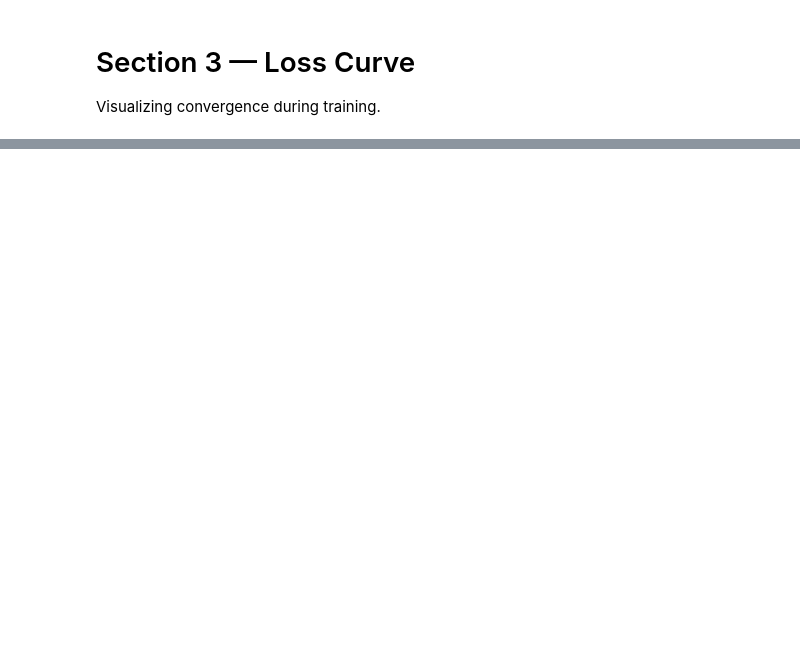
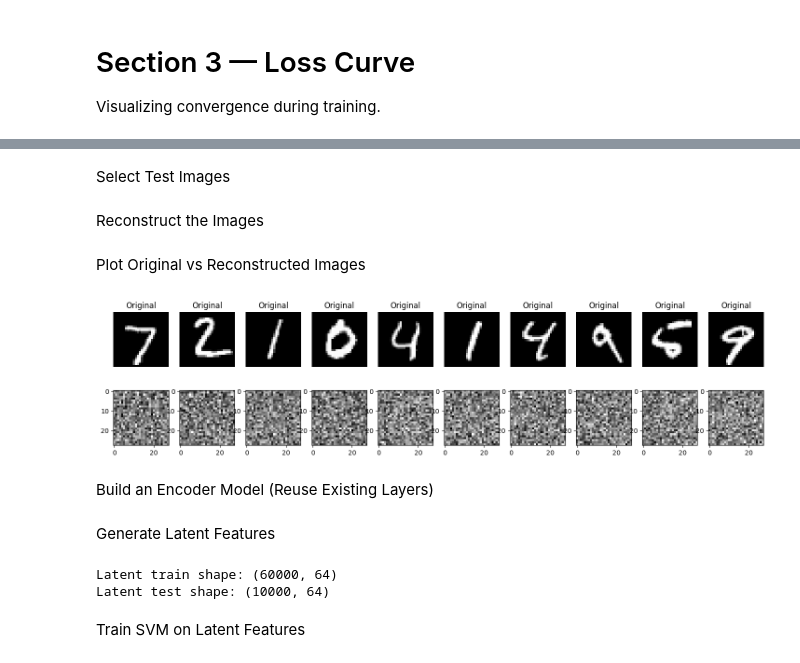
Before and after one commit to MarkMatta03/NeuralNetworkProject, a Jupyter notebook: notebooks/project_demo.ipynb, the cells around one changed output, grey strips where cells are left out. Drawn from its saved outputs; the diff is of its cells as text; code cells hidden in the pictures; blank space fills up the shorter version.

```diff
--- a/notebooks/project_demo.ipynb
+++ b/notebooks/project_demo.ipynb
@@ -129,0 +235,49 @@ plt.show()
+# %% [markdown]
+Select Test Images
+# %%
+# Number of images to visualize
+n_images = 10
+
+# Select first n_images from test set
+test_images = X_test[:n_images]
+# %% [markdown]
+Reconstruct the Images
+# %%
+# Pass test images through the trained autoencoder
+reconstructed_images = autoencoder.forward(test_images)
+# %% [markdown]
+Plot Original vs Reconstructed Images
+# %%
+import matplotlib.pyplot as plt
+
+# Create a figure large enough to show images clearly
+plt.figure(figsize=(18, 4))
+
+# Loop over the selected test images
+for i in range(n_images):
+
+    # -------------------------------
+    # Plot ORIGINAL image
+    # -------------------------------
+    plt.subplot(2, n_images, i + 1)
+
+    # Reshape the flattened image (784) back to (28x28)
+    plt.imshow(test_images[i].reshape(28, 28), cmap='gray')
+
+    # Title for clarity
+    plt.title("Original")
+
+    # Hide axis ticks for clean visualization
+    plt.axis('off')
+
+    # -------------------------------
+    # Plot RECONSTRUCTED image
+    # -------------------------------
+    plt.subplot(2, n_images, i + 1 + n_images)
+
+    # Reshape reconstructed output to (28x28)
+    plt.imshow(reconstructed_images[i].reshape(28, 28), cmap='gray')
+# %% [output]
+[figure, added]
+# %% [markdown]
+Build an Encoder Model (Reuse Existing Layers)
@@ -129,0 +292,13 @@ plt.show()
+# %% [markdown]
+Generate Latent Features
+# %%
+# Extract latent features for training and test data
+Z_train = encoder.forward(X_train)
+Z_test  = encoder.forward(X_test)
+print("Latent train shape:", Z_train.shape)
+print("Latent test shape:", Z_test.shape)
+# %% [output]
+Latent train shape: (60000, 64)
+Latent test shape: (10000, 64)
+# %% [markdown]
+Train SVM on Latent Features
```
Also changed, not shown: parts of 20 cells of this notebook.
